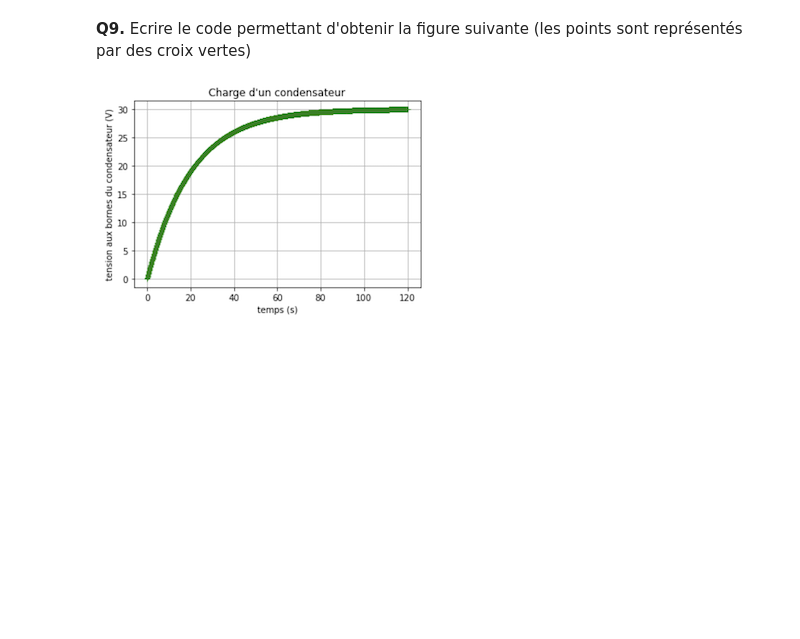
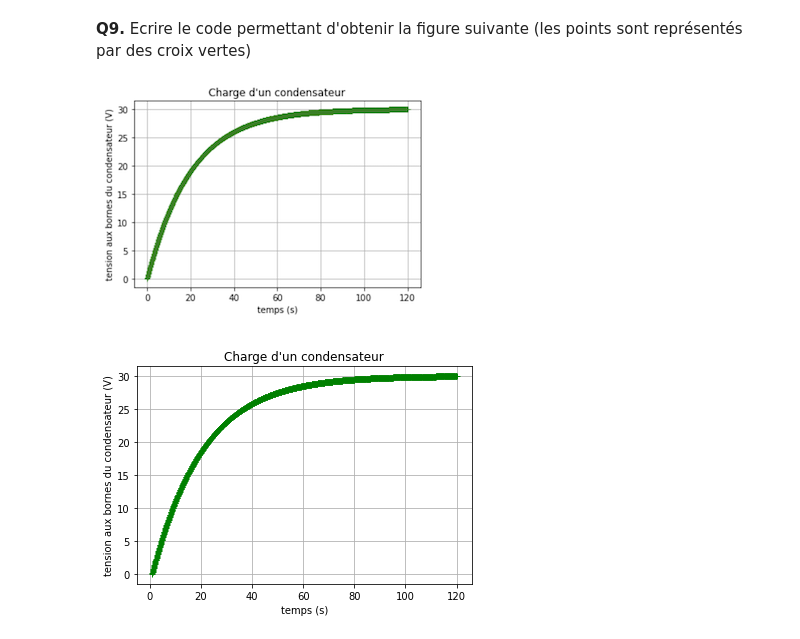
Before and after one commit to Th0m5s/CyberCodeOnline, a Jupyter notebook: Ex10_TD_Circuits_linéaires_d'ordre_1.ipynb, the cells around one changed output. Saved outputs shown, nothing was run; the diff lists cells and outputs as text; code cells hidden in the pictures; blank space fills up the shorter version.

```diff
--- a/Ex10_TD_Circuits_linéaires_d'ordre_1.ipynb
+++ b/Ex10_TD_Circuits_linéaires_d'ordre_1.ipynb
@@ -10,8 +10,7 @@ import matplotlib.pyplot as plt
 **Q6.** Créer une liste T de dates comprises entre *t* = 0 s et *t* = 120 s avec un pas *p* = 0,1 s.
 # %%
 # Votre code ici
-T=[]
-for t in range(0,1211,1):
-  T.append(t/10)
+p = 0.1
+T = np.arange(1, 120.1, p)
 print(T)
 # %% [output]
@@ -20,12 +19,12 @@ print(T)
 **Q7.** Créer une liste U contenant la valeur initiale de la tension aux bornes du condensateur.
 # %%
 # Votre code ici
-U=[]
+U=[0]
 # %% [markdown]
 **Q8.** A l'aide d'une boucle **for**, remplir la liste U en ajoutant à chaque tour de boucle une nouvelle valeur de $ u_C(t) $ .
 # %%
 # Votre code ici
-for i in T:
-  U.append(30(1-np.exp(-t/20)))
+for i in range(1,len(T)):
+  U.append(U[i-1]+(p/20)*(30-U[i-1]))
 print(U)
 # %% [output]
@@ -38,0 +36,10 @@ TypeError: ignored
+# %%
+# Votre code ici
+plt.plot(T, U, '+g')
+plt.title("Charge d'un condensateur")
+plt.xlabel("temps (s)")
+plt.ylabel("tension aux bornes du condensateur (V)")
+plt.grid()
+plt.show()
+# %% [output]
+[figure, added]
```
Also changed, not shown: parts of 3 cells of this notebook.
